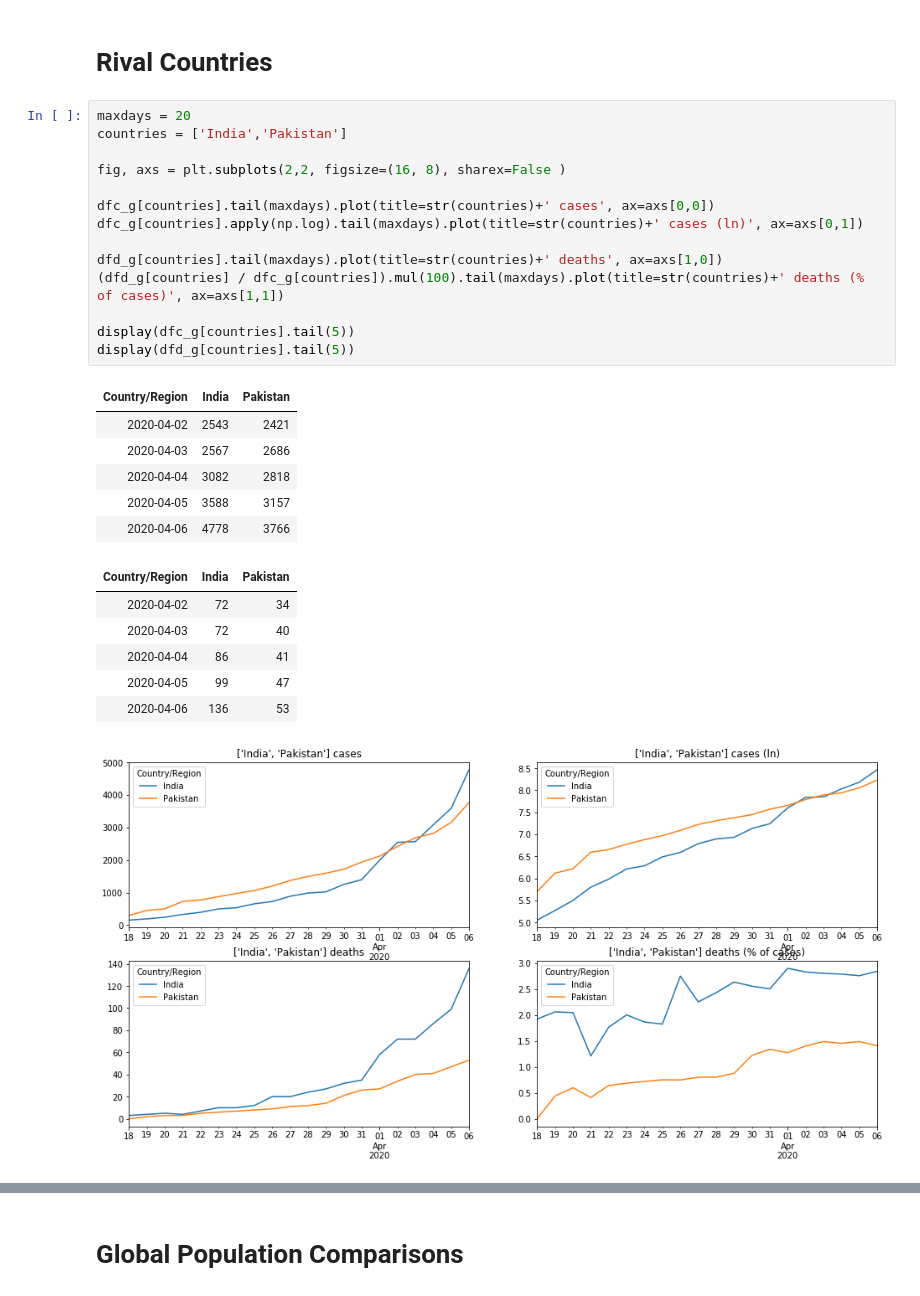
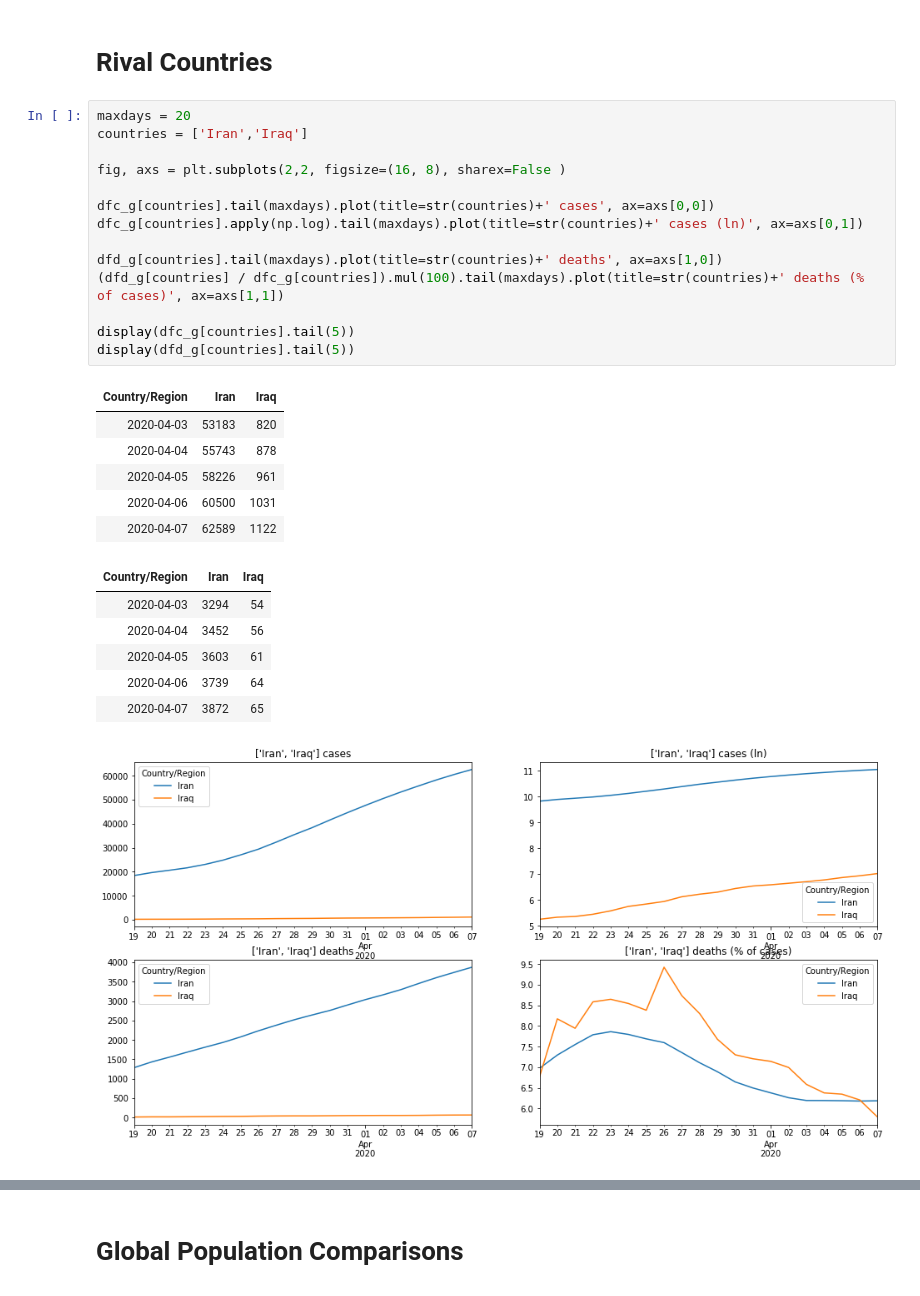
Before and after one commit to dougfoo/machineLearning, a Jupyter notebook: covid/COVID-global-working.ipynb, the cells around one changed output, grey strips where cells are left out. Saved outputs shown, nothing was run; the diff lists cells and outputs as text.

```diff
--- a/covid/COVID-global-working.ipynb
+++ b/covid/COVID-global-working.ipynb
@@ -327,32 +319,32 @@ display(dfd_g2r[dfd_g2r.index.isin(countries)].diff(axis=1).pct_change(axis=1).t
 # Rival Countries
 # %%
 maxdays = 20
-countries = ['India','Pakistan']
+countries = ['Iran','Iraq']
 
 fig, axs = plt.subplots(2,2, figsize=(16, 8), sharex=False )
 
 dfc_g[countries].tail(maxdays).plot(title=str(countries)+' cases', ax=axs[0,0])
 dfc_g[countries].apply(np.log).tail(maxdays).plot(title=str(countries)+' cases (ln)', ax=axs[0,1])
 
 dfd_g[countries].tail(maxdays).plot(title=str(countries)+' deaths', ax=axs[1,0])
 (dfd_g[countries] / dfc_g[countries]).mul(100).tail(maxdays).plot(title=str(countries)+' deaths (% of cases)', ax=axs[1,1])
 
 display(dfc_g[countries].tail(5))
 display(dfd_g[countries].tail(5))
 # %% [output]
-| Country/Region | India | Pakistan |
-| 2020-04-02 | 2543 | 2421 |
-| 2020-04-03 | 2567 | 2686 |
-| 2020-04-04 | 3082 | 2818 |
-| 2020-04-05 | 3588 | 3157 |
-| 2020-04-06 | 4778 | 3766 |
+| Country/Region | Iran | Iraq |
+| 2020-04-03 | 53183 | 820 |
+| 2020-04-04 | 55743 | 878 |
+| 2020-04-05 | 58226 | 961 |
+| 2020-04-06 | 60500 | 1031 |
+| 2020-04-07 | 62589 | 1122 |
-| Country/Region | India | Pakistan |
-| 2020-04-02 | 72 | 34 |
-| 2020-04-03 | 72 | 40 |
-| 2020-04-04 | 86 | 41 |
-| 2020-04-05 | 99 | 47 |
-| 2020-04-06 | 136 | 53 |
+| Country/Region | Iran | Iraq |
+| 2020-04-03 | 3294 | 54 |
+| 2020-04-04 | 3452 | 56 |
+| 2020-04-05 | 3603 | 61 |
+| 2020-04-06 | 3739 | 64 |
+| 2020-04-07 | 3872 | 65 |
-[figure, old version]
+[figure, new version]
 # %%
 # benelux
 maxdays = 20
```
Also changed, not shown: parts of 17 cells of this notebook, 1 other file.
